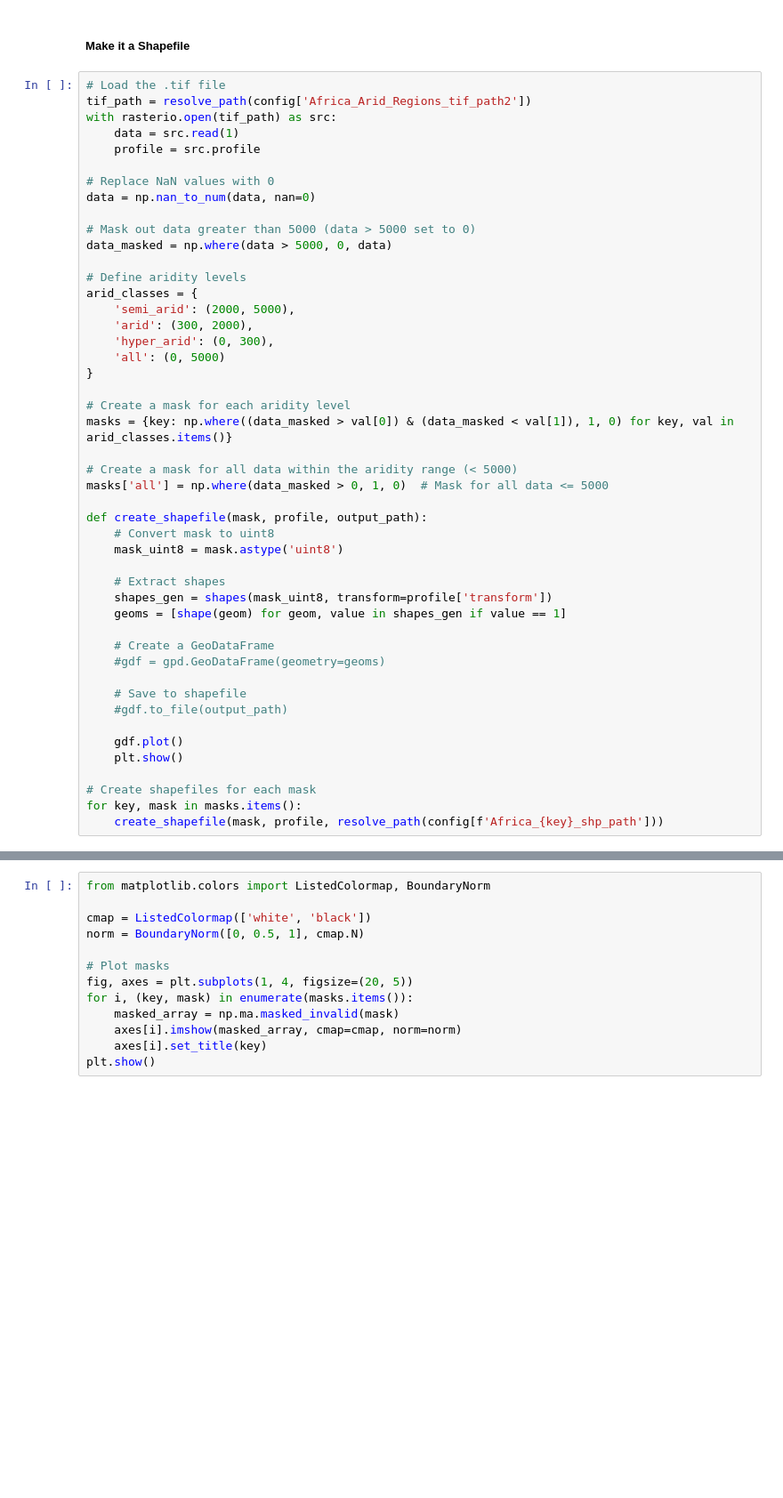
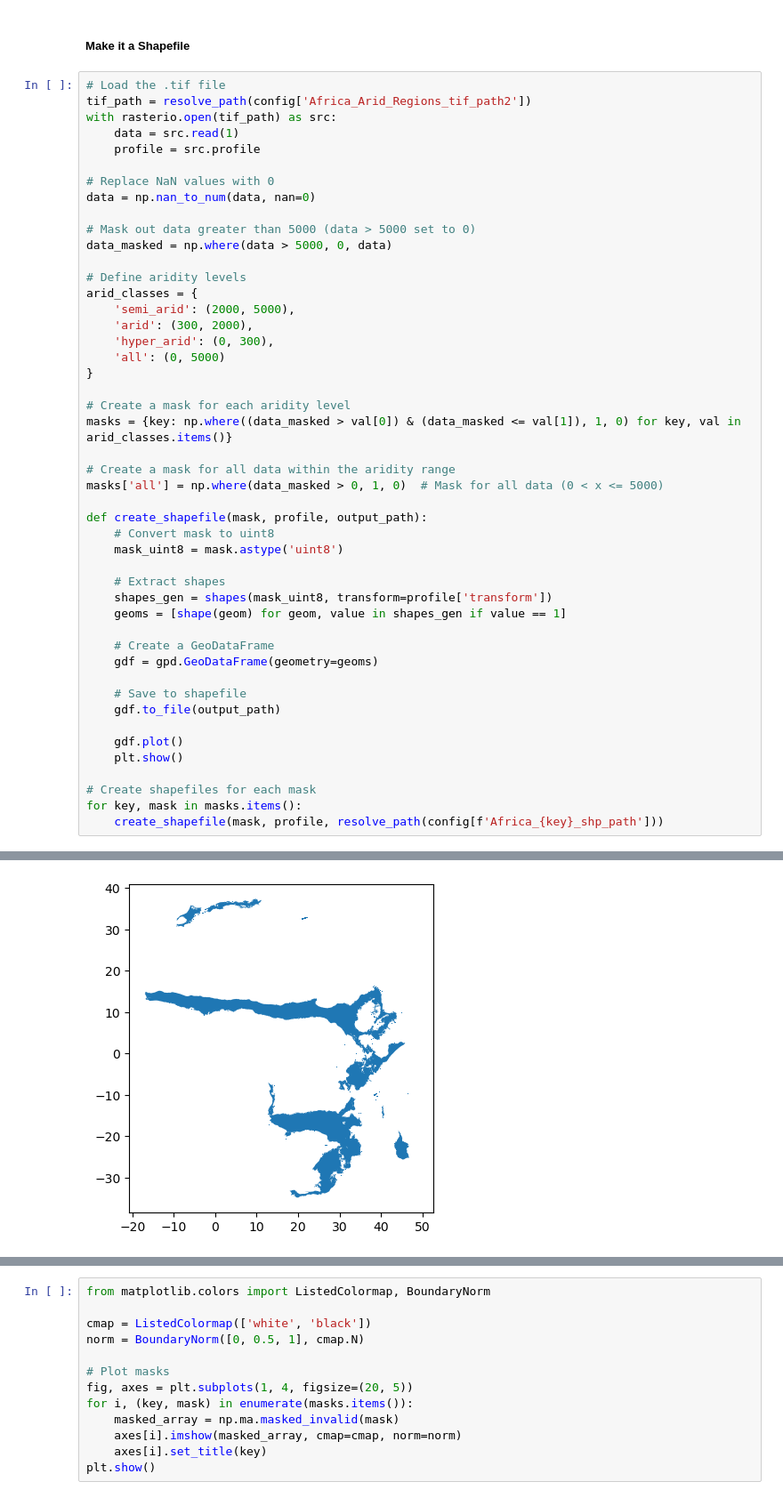
Before and after one commit to rellimylime/Africa_Irrigation, a Jupyter notebook: Code/0_process_data/2_Aridity_refinement.ipynb, the cells around one changed output, grey strips where cells are left out. Shown at 89% size. Saved outputs shown, nothing was run; the diff lists cells and outputs as text; blank space fills up the shorter version.

```diff
--- a/Code/0_process_data/2_Aridity_refinement.ipynb
+++ b/Code/0_process_data/2_Aridity_refinement.ipynb
@@ -149,10 +149,10 @@ arid_classes = {
 }
 
 # Create a mask for each aridity level
-masks = {key: np.where((data_masked > val[0]) & (data_masked < val[1]), 1, 0) for key, val in arid_classes.items()}
+masks = {key: np.where((data_masked > val[0]) & (data_masked <= val[1]), 1, 0) for key, val in arid_classes.items()}
 
-# Create a mask for all data within the aridity range (< 5000)
-masks['all'] = np.where(data_masked > 0, 1, 0)  # Mask for all data <= 5000
+# Create a mask for all data within the aridity range
+masks['all'] = np.where(data_masked > 0, 1, 0)  # Mask for all data (0 < x <= 5000)
 
 def create_shapefile(mask, profile, output_path):
     # Convert mask to uint8
@@ -163,10 +163,10 @@ def create_shapefile(mask, profile, output_path):
     geoms = [shape(geom) for geom, value in shapes_gen if value == 1]
 
     # Create a GeoDataFrame
-    #gdf = gpd.GeoDataFrame(geometry=geoms)
+    gdf = gpd.GeoDataFrame(geometry=geoms)
 
     # Save to shapefile
-    #gdf.to_file(output_path)
+    gdf.to_file(output_path)
 
     gdf.plot()
     plt.show()
@@ -178,0 +178 @@ NameError: name 'gdf' is not defined
+[figure, added]
```
Also changed, not shown: parts of 2 cells of this notebook, 2 other files.
